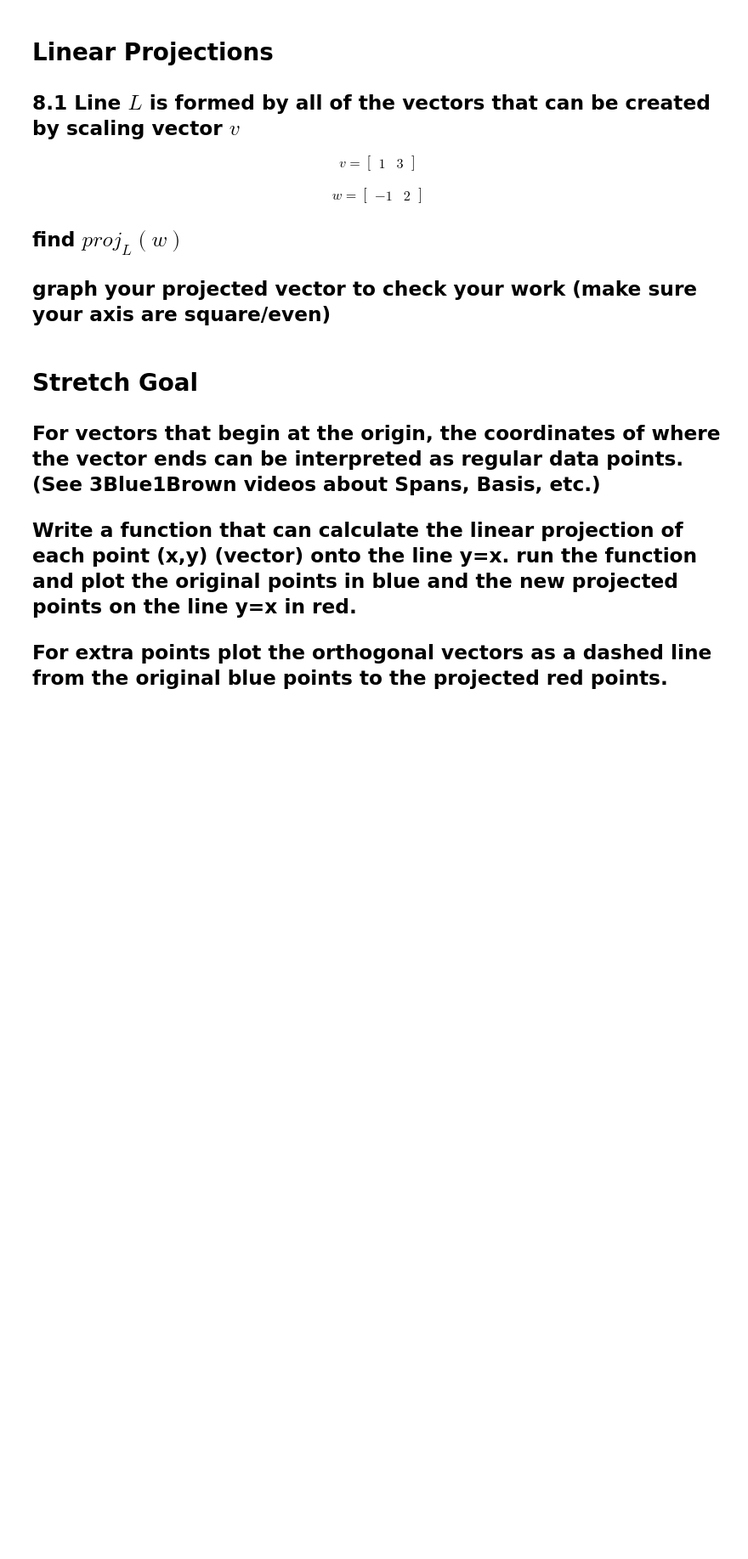
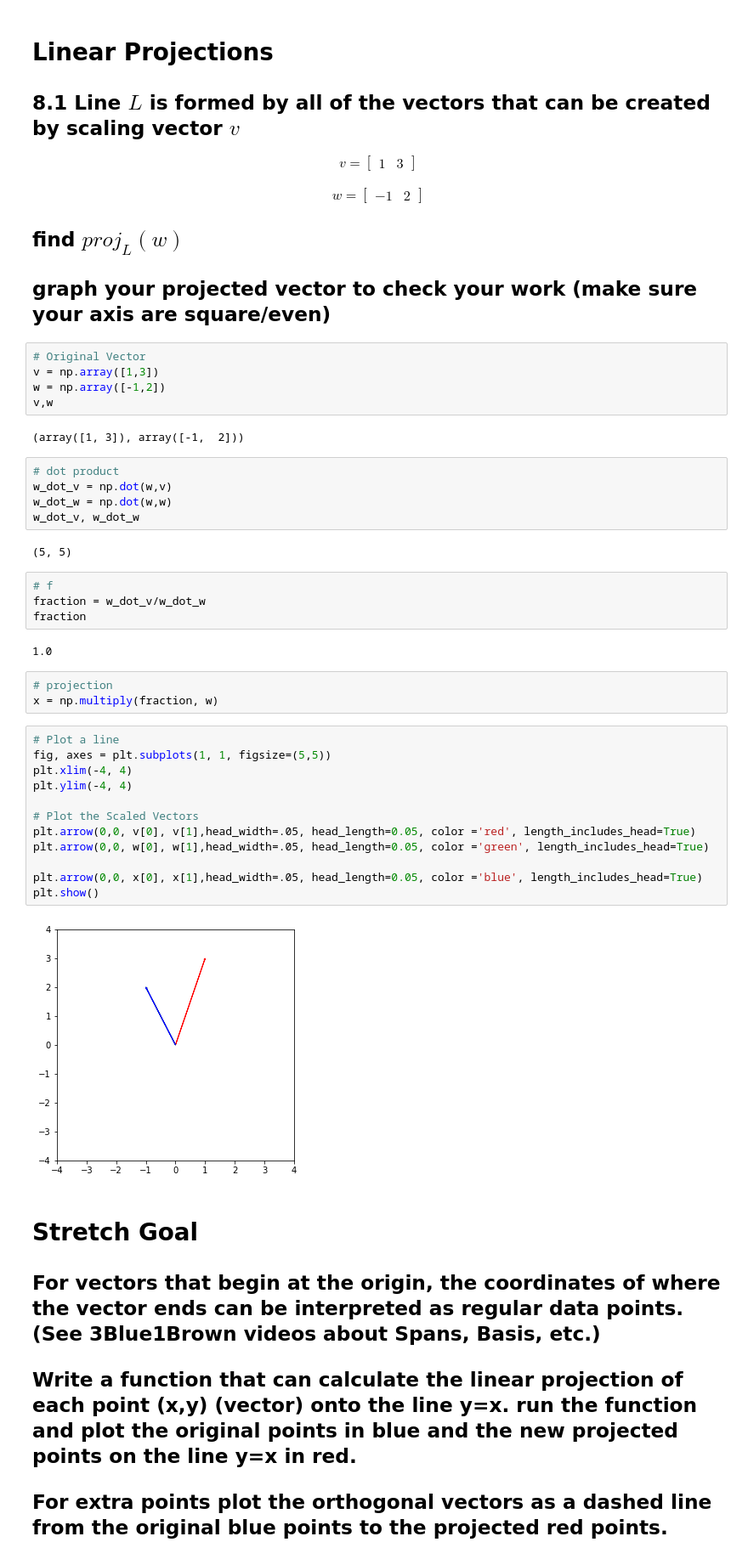
Before and after one commit to iskander-r/DS-Unit-1-Sprint-3-Linear-Algebra, a Jupyter notebook: module2-intermediate-linear-algebra/LS_DS_132_Intermediate_Linear_Algebra_Assignment.ipynb, the cells around one changed output. Shown: that part at 85% size. Cells and saved outputs as stored; diff of their text form; blank space fills up the shorter version.

```diff
--- a/module2-intermediate-linear-algebra/LS_DS_132_Intermediate_Linear_Algebra_Assignment.ipynb
+++ b/module2-intermediate-linear-algebra/LS_DS_132_Intermediate_Linear_Algebra_Assignment.ipynb
@@ -375,6 +433,43 @@ w = \begin{bmatrix} -1 & 2 \end{bmatrix}
 ## find $proj_{L}(w)$
 
 ## graph your projected vector to check your work (make sure your axis are square/even)
+# %%
+# Original Vector
+v = np.array([1,3])
+w = np.array([-1,2])
+v,w
+# %% [output]
+(array([1, 3]), array([-1,  2]))
+# %%
+# dot product
+w_dot_v = np.dot(w,v)
+w_dot_w = np.dot(w,w)
+w_dot_v, w_dot_w
+# %% [output]
+(5, 5)
+# %%
+# f
+fraction = w_dot_v/w_dot_w
+fraction
+# %% [output]
+1.0
+# %%
+# projection
+x = np.multiply(fraction, w)
+# %%
+# Plot a line
+fig, axes = plt.subplots(1, 1, figsize=(5,5))
+plt.xlim(-4, 4)
+plt.ylim(-4, 4)
+
+# Plot the Scaled Vectors
+plt.arrow(0,0, v[0], v[1],head_width=.05, head_length=0.05, color ='red', length_includes_head=True)
+plt.arrow(0,0, w[0], w[1],head_width=.05, head_length=0.05, color ='green', length_includes_head=True)
+
+plt.arrow(0,0, x[0], x[1],head_width=.05, head_length=0.05, color ='blue', length_includes_head=True)
+plt.show()
+# %% [output]
+[figure, added]
 # %% [markdown]
 # Stretch Goal
 
```
Also changed, not shown: parts of 12 cells of this notebook.
